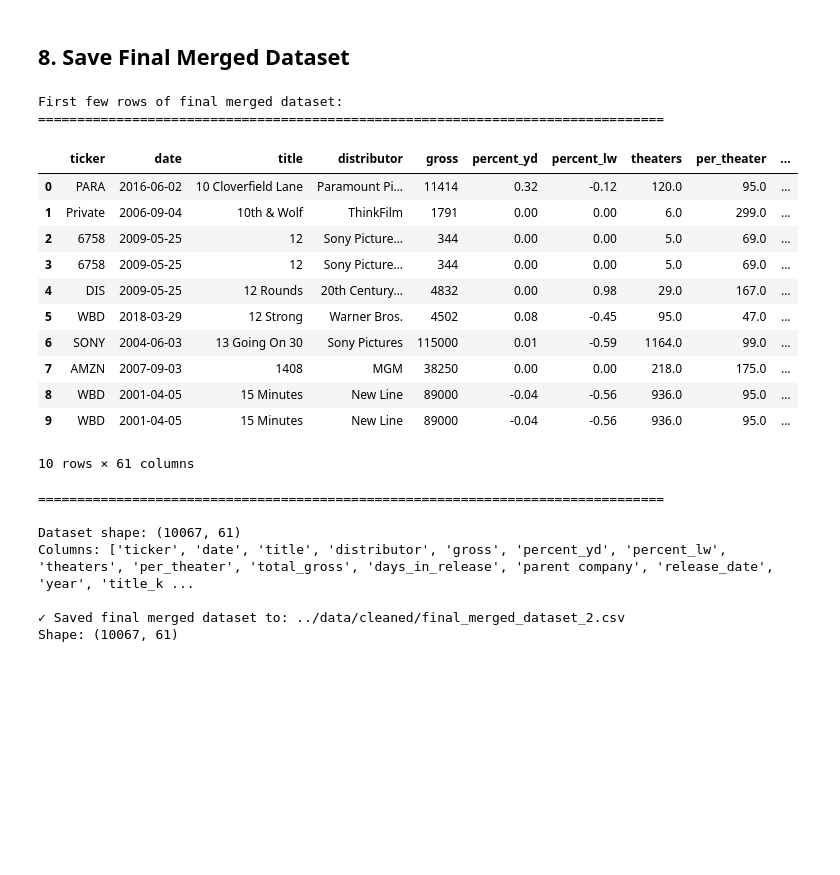
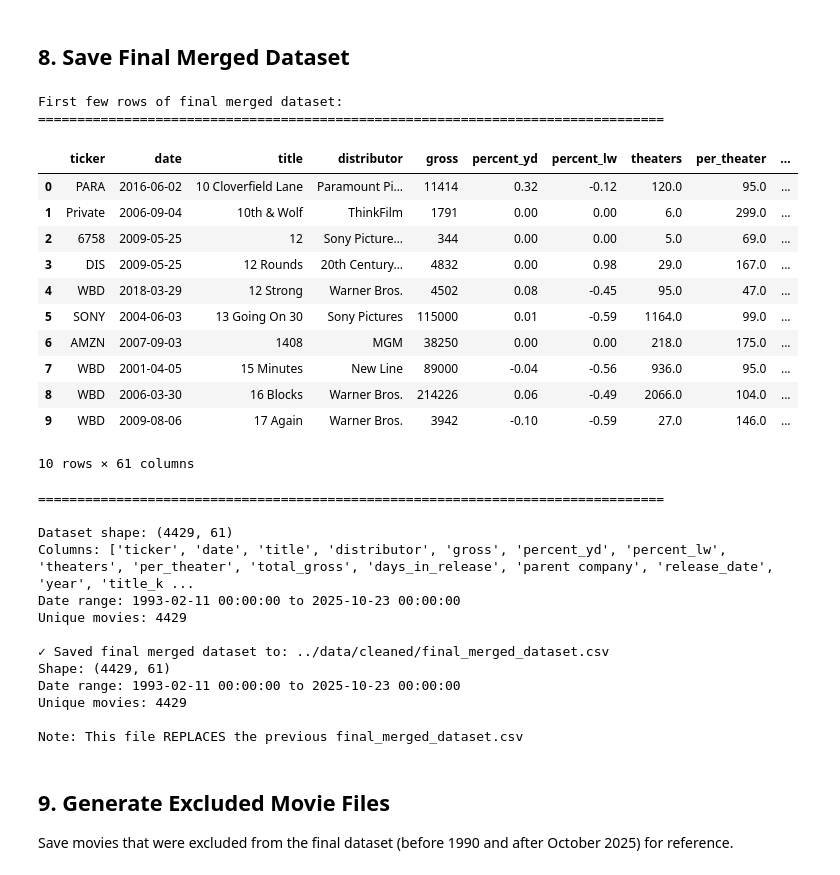
Before and after one commit to skrigel/cinema_by_the_numbers, a Jupyter notebook: data_cleaning/merge_all_data.ipynb, the cells around one changed output. Saved outputs shown, nothing was run; the diff lists cells and outputs as text; code cells hidden in the pictures; blank space fills up the shorter version.

Commit message:
update dataset dates and genres

```diff
--- a/data_cleaning/merge_all_data.ipynb
+++ b/data_cleaning/merge_all_data.ipynb
@@ -170,0 +171,37 @@ Percentage with OMDB data: 61.9%
+# %%
+# Filter to movies from 1990 to October 2025 (excluding last 30 days)
+from datetime import datetime, timedelta
+
+# Convert release_date to datetime if not already
+final_merged['release_date'] = pd.to_datetime(final_merged['release_date'], errors='coerce')
+
+# Set date range: 1990-01-01 to 2025-10-31
+start_date = pd.Timestamp('1990-01-01')
+end_date = pd.Timestamp('2025-10-31')
+
+# Also exclude movies from last 30 days (if any are after Oct 31)
+today = datetime.now()
+cutoff_date = today - timedelta(days=30)
+cutoff_timestamp = pd.Timestamp(cutoff_date)
+
+# Use the earlier of end_date or cutoff_date
+effective_end_date = min(end_date, cutoff_timestamp)
+
+print("\n" + "=" * 80)
+print("FILTERING BY DATE RANGE (1990 to October 2025)")
+print("=" * 80)
+print(f"Initial rows after merge: {len(final_merged)}")
+print(f"Filtering to: {start_date.strftime('%Y-%m-%d')} to {effective_end_date.strftime('%Y-%m-%d')}")
+
+# Filter by release date
+before_filter = len(final_merged)
+final_merged = final_merged[
+    (final_merged['release_date'] >= start_date) &
+    (final_merged['release_date'] <= effective_end_date)
+].copy()
+
+filtered_out = before_filter - len(final_merged)
+print(f"Rows after date filtering: {len(final_merged)}")
+print(f"Rows filtered out: {filtered_out} ({(filtered_out/before_filter*100):.1f}%)")
+if len(final_merged) > 0:
+    print(f"Date range in dataset: {final_merged['release_date'].min()} to {final_merged['release_date'].max()}")
@@ -243,41 +444,59 @@ final_merged.head()
 # %%
 # Preview first few rows before saving
 print("First few rows of final merged dataset:")
 print("=" * 80)
 display(final_merged.head(10))
 print("\n" + "=" * 80)
 print(f"\nDataset shape: {final_merged.shape}")
 print(f"Columns: {list(final_merged.columns)}")
+if 'release_date' in final_merged.columns:
+    print(f"Date range: {final_merged['release_date'].min()} to {final_merged['release_date'].max()}")
+print(f"Unique movies: {final_merged['title'].nunique()}")
 
 # Save final merged dataset with proper CSV quoting to handle newlines and special characters
 # Using QUOTE_MINIMAL with doublequote=True ensures proper handling of newlines, quotes, and commas
+# This will REPLACE the existing final_merged_dataset.csv
 output_path = f"{CLEAN_DATA_PATH}/final_merged_dataset.csv"
 final_merged.to_csv(output_path,
                     index=False,
                     quoting=csv.QUOTE_MINIMAL,
                     doublequote=True,
                     lineterminator='\n')
 print(f"\n✓ Saved final merged dataset to: {output_path}")
 print(f"Shape: {final_merged.shape}")
+if 'release_date' in final_merged.columns:
+    print(f"Date range: {final_merged['release_date'].min()} to {final_merged['release_date'].max()}")
+print(f"Unique movies: {final_merged['title'].nunique()}")
+print(f"\nNote: This file REPLACES the previous final_merged_dataset.csv")
 # %% [output]
 First few rows of final merged dataset:
 ================================================================================
 |  | ticker | date | title | distributor | gross | percent_yd | percent_lw | theaters | per_theater | ... |
 | 0 | PARA | 2016-06-02 | 10 Cloverfield Lane | Paramount Pi… | 11414 | 0.32 | -0.12 | 120.0 | 95.0 | ... |
 | 1 | Private | 2006-09-04 | 10th & Wolf | ThinkFilm | 1791 | 0.00 | 0.00 | 6.0 | 299.0 | ... |
 | 2 | 6758 | 2009-05-25 | 12 | Sony Picture… | 344 | 0.00 | 0.00 | 5.0 | 69.0 | ... |
-| 3 | 6758 | 2009-05-25 | 12 | Sony Picture… | 344 | 0.00 | 0.00 | 5.0 | 69.0 | ... |
-| 4 | DIS | 2009-05-25 | 12 Rounds | 20th Century… | 4832 | 0.00 | 0.98 | 29.0 | 167.0 | ... |
-| 5 | WBD | 2018-03-29 | 12 Strong | Warner Bros. | 4502 | 0.08 | -0.45 | 95.0 | 47.0 | ... |
-| 6 | SONY | 2004-06-03 | 13 Going On 30 | Sony Pictures | 115000 | 0.01 | -0.59 | 1164.0 | 99.0 | ... |
-| 7 | AMZN | 2007-09-03 | 1408 | MGM | 38250 | 0.00 | 0.00 | 218.0 | 175.0 | ... |
-| 8 | WBD | 2001-04-05 | 15 Minutes | New Line | 89000 | -0.04 | -0.56 | 936.0 | 95.0 | ... |
-| 9 | WBD | 2001-04-05 | 15 Minutes | New Line | 89000 | -0.04 | -0.56 | 936.0 | 95.0 | ... |
+| 3 | DIS | 2009-05-25 | 12 Rounds | 20th Century… | 4832 | 0.00 | 0.98 | 29.0 | 167.0 | ... |
+| 4 | WBD | 2018-03-29 | 12 Strong | Warner Bros. | 4502 | 0.08 | -0.45 | 95.0 | 47.0 | ... |
+| 5 | SONY | 2004-06-03 | 13 Going On 30 | Sony Pictures | 115000 | 0.01 | -0.59 | 1164.0 | 99.0 | ... |
+| 6 | AMZN | 2007-09-03 | 1408 | MGM | 38250 | 0.00 | 0.00 | 218.0 | 175.0 | ... |
+| 7 | WBD | 2001-04-05 | 15 Minutes | New Line | 89000 | -0.04 | -0.56 | 936.0 | 95.0 | ... |
+| 8 | WBD | 2006-03-30 | 16 Blocks | Warner Bros. | 214226 | 0.06 | -0.49 | 2066.0 | 104.0 | ... |
+| 9 | WBD | 2009-08-06 | 17 Again | Warner Bros. | 3942 | -0.10 | -0.59 | 27.0 | 146.0 | ... |
 10 rows × 61 columns
 ================================================================================
 
-Dataset shape: (10067, 61)
+Dataset shape: (4429, 61)
 Columns: ['ticker', 'date', 'title', 'distributor', 'gross', 'percent_yd', 'percent_lw', 'theaters', 'per_theater', 'total_gross', 'days_in_release', 'parent company', 'release_date', 'year', 'title_k ...
+Date range: 1993-02-11 00:00:00 to 2025-10-23 00:00:00
+Unique movies: 4429
 
-✓ Saved final merged dataset to: ../data/cleaned/final_merged_dataset_2.csv
-Shape: (10067, 61)
+✓ Saved final merged dataset to: ../data/cleaned/final_merged_dataset.csv
+Shape: (4429, 61)
+Date range: 1993-02-11 00:00:00 to 2025-10-23 00:00:00
+Unique movies: 4429
+
+Note: This file REPLACES the previous final_merged_dataset.csv
+# %% [markdown]
+## 9. Generate Excluded Movie Files
+
+Save movies that were excluded from the final dataset (before 1990 and after October 2025) for reference.
```
Also changed, not shown: parts of 7 cells of this notebook, 7 other files.
